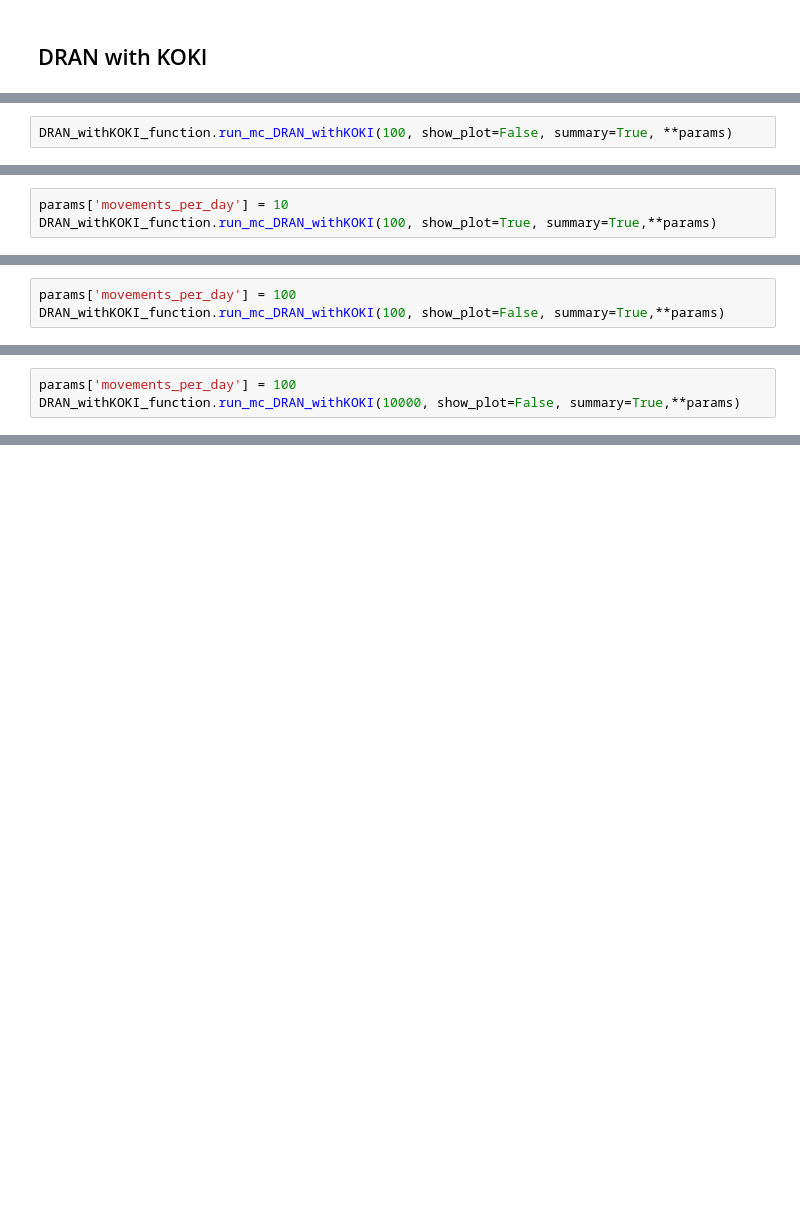
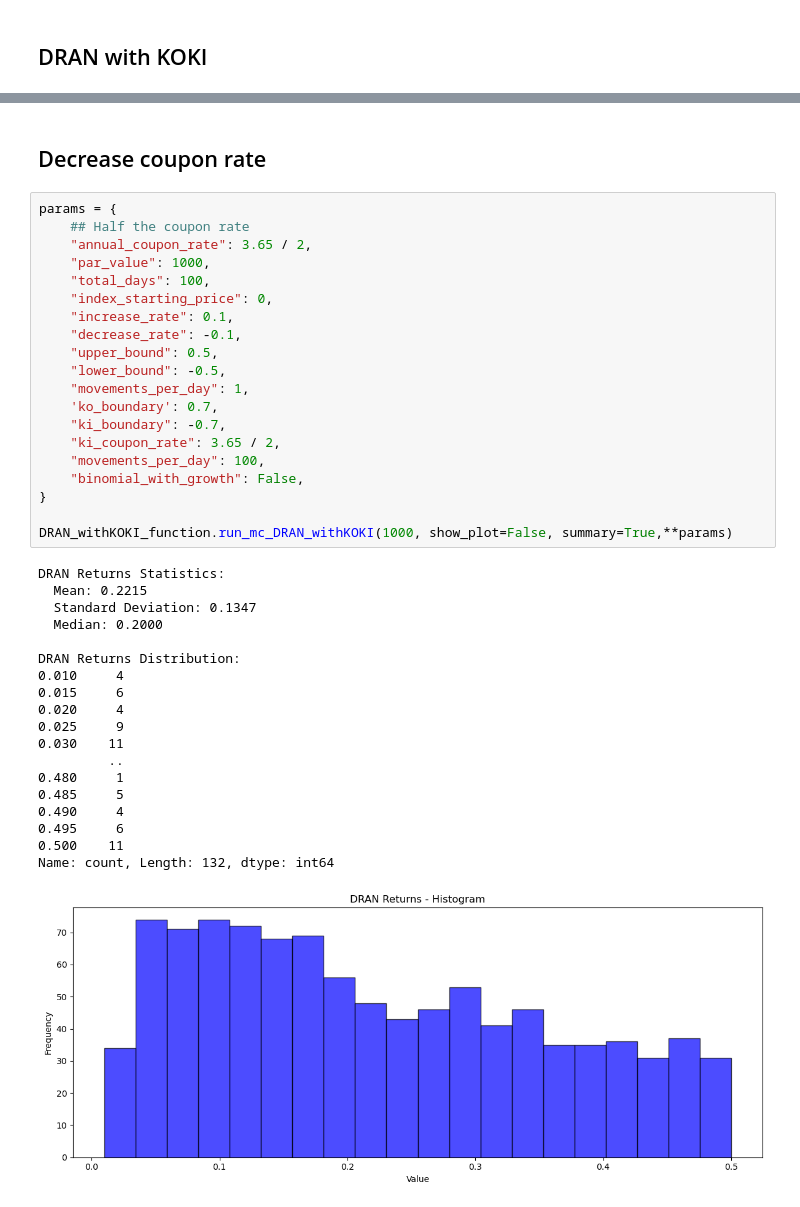
Before and after one commit to minson18/DRAN_withKOKI, a Jupyter notebook: binomial_simulation/main.ipynb, the cells around one changed output, grey strips where cells are left out. Saved outputs shown, nothing was run; the diff lists cells and outputs as text; blank space fills up the shorter version.

```diff
--- a/binomial_simulation/main.ipynb
+++ b/binomial_simulation/main.ipynb
@@ -225,2 +106,0 @@ Name: count, dtype: int64
-# %%
-DRAN_withKOKI_function.run_mc_DRAN_withKOKI(100, show_plot=False, summary=True, **params)
@@ -262,3 +106,0 @@ Name: count, dtype: int64
-# %%
-params['movements_per_day'] = 10
-DRAN_withKOKI_function.run_mc_DRAN_withKOKI(100, show_plot=True, summary=True,**params)
@@ -301,3 +106,0 @@ Name: count, dtype: int64
-# %%
-params['movements_per_day'] = 100
-DRAN_withKOKI_function.run_mc_DRAN_withKOKI(100, show_plot=False, summary=True,**params)
@@ -338,3 +106,0 @@ Name: count, dtype: int64
-# %%
-params['movements_per_day'] = 100
-DRAN_withKOKI_function.run_mc_DRAN_withKOKI(10000, show_plot=False, summary=True,**params)
@@ -375,0 +107,42 @@ Name: count, dtype: int64
+# %% [markdown]
+## Decrease coupon rate
+# %%
+params = {
+    ## Half the coupon rate
+    "annual_coupon_rate": 3.65 / 2,
+    "par_value": 1000,
+    "total_days": 100,
+    "index_starting_price": 0,
+    "increase_rate": 0.1,
+    "decrease_rate": -0.1,
+    "upper_bound": 0.5,
+    "lower_bound": -0.5,
+    "movements_per_day": 1,
+    'ko_boundary': 0.7,
+    "ki_boundary": -0.7,
+    "ki_coupon_rate": 3.65 / 2,
+    "movements_per_day": 100,
+    "binomial_with_growth": False,
+}
+
+DRAN_withKOKI_function.run_mc_DRAN_withKOKI(1000, show_plot=False, summary=True,**params)
+# %% [output]
+DRAN Returns Statistics:
+  Mean: 0.2215
+  Standard Deviation: 0.1347
+  Median: 0.2000
+
+DRAN Returns Distribution:
+0.010     4
+0.015     6
+0.020     4
+0.025     9
+0.030    11
+         ..
+0.480     1
+0.485     5
+0.490     4
+0.495     6
+0.500    11
+Name: count, Length: 132, dtype: int64
+[figure, added]
```
Also changed, not shown: parts of 23 cells of this notebook, 4 other files.
